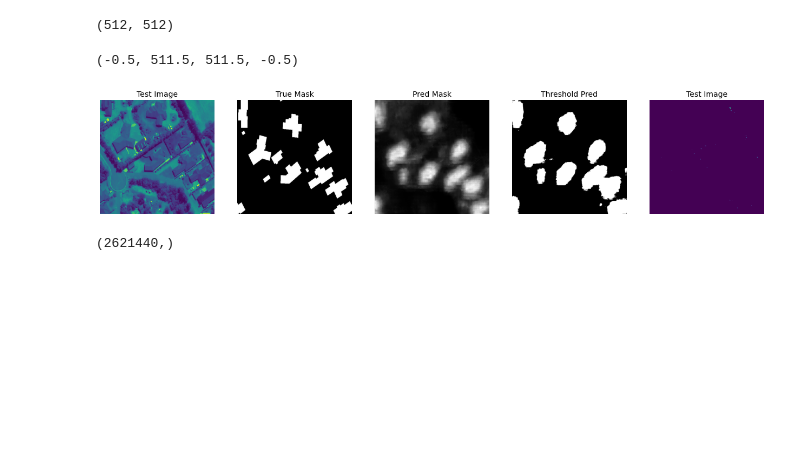
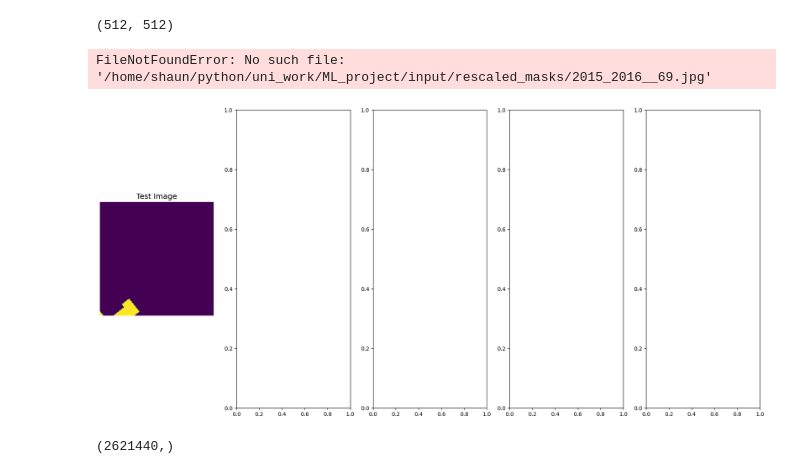
Before and after one commit to shaunlowis/PHYS_391B, a Jupyter notebook: UNET.ipynb, the cells around one changed output. Cells and saved outputs as stored; diff of their text form; code cells hidden in the pictures; blank space fills up the shorter version.

```diff
--- a/UNET.ipynb
+++ b/UNET.ipynb
@@ -118,9 +119,10 @@ for n, id_ in tqdm(enumerate(train_ids), total=len(train_ids)):
     mask = np.zeros((IMG_HEIGHT, IMG_WIDTH, 1), dtype=np.bool)
     for mask_file in next(os.walk(path))[2]:
         mask_ = imread(path + mask_file)
+        mask = rgb2gray(mask_)
         mask_ = np.expand_dims(resize(mask_, (IMG_HEIGHT, IMG_WIDTH), mode='constant',
                                       preserve_range=True), axis=-1)
-        mask = np.maximum(mask, mask_)
+        # mask = np.maximum(mask, mask_)
     Y_train[n] = mask
 
 # Get and resize test images
@@ -183,6 +180,8 @@ for i, mask_id in enumerate(mask_id_list):
     # resize the image
     mask = resize(mask, (IMG_HEIGHT, IMG_WIDTH), mode='constant', preserve_range=True)
 
+    mask = rgb2gray(mask)
+
     # use np.expand dims to add a channel axis so the shape becomes (IMG_HEIGHT, IMG_WIDTH, 1)
     mask = np.expand_dims(mask, axis=-1)
 
@@ -356,6 +356,6 @@ checkpoint = ModelCheckpoint(filepath, monitor='val_loss', verbose=1,
 
 callbacks_list = [earlystopper, checkpoint]
 
-history = model.fit(X_train, Y_train, validation_split=0.1, batch_size=16, epochs=30,
+history = model.fit(X_train, Y_train, validation_split=0.1, batch_size=32, epochs=50,
                     callbacks=callbacks_list)
 # %% [output]
@@ -557,36 +570,36 @@ fig, ax = plt.subplots(1, 5, figsize=(22,10))
 
 test_image = X_test[0, :, :, 0]
 ax[0].imshow(test_image)
 ax[0].set_title('Test Image', fontsize=14)
 ax[0].axis('off')
 
 # true mask
-mask_id = dense_blds[0]
+mask_id = selected[0]
 path_mask = '/home/shaun/python/uni_work/ML_project/input/rescaled_masks/' + mask_id
 mask = imread(path_mask)
 mask = resize(mask, (IMG_HEIGHT, IMG_WIDTH), mode='constant', preserve_range=True)
 ax[1].imshow(mask, cmap='gray')
 ax[1].set_title('True Mask', fontsize=14)
 ax[1].axis('off')
 
 # predicted mask
 test_mask = test_preds[0, :, :, 0]
 ax[2].imshow(test_mask, cmap='gray')
 ax[2].set_title('Pred Mask', fontsize=14)
 ax[2].axis('off')
 
 # threshold predicted mask
 test_mask = preds_test_thresh[0, :, :, 0]
 ax[3].imshow(test_mask, cmap='gray')
 ax[3].set_title('Threshold Pred', fontsize=14)
 ax[3].axis('off')
 
 ax[4].imshow(accuracy[0, :, :])
 ax[4].set_title('Test Image', fontsize=14)
 plt.axis('off')
 # %% [output]
-(-0.5, 511.5, 511.5, -0.5)
+FileNotFoundError: No such file: '/home/shaun/python/uni_work/ML_project/input/rescaled_masks/2015_2016__69.jpg'
-[figure, old version]
+[figure, new version]
 # %%
 from sklearn.metrics import confusion_matrix as cm
 import sklearn
```
Also changed, not shown: parts of 18 cells of this notebook, 3 other files.
